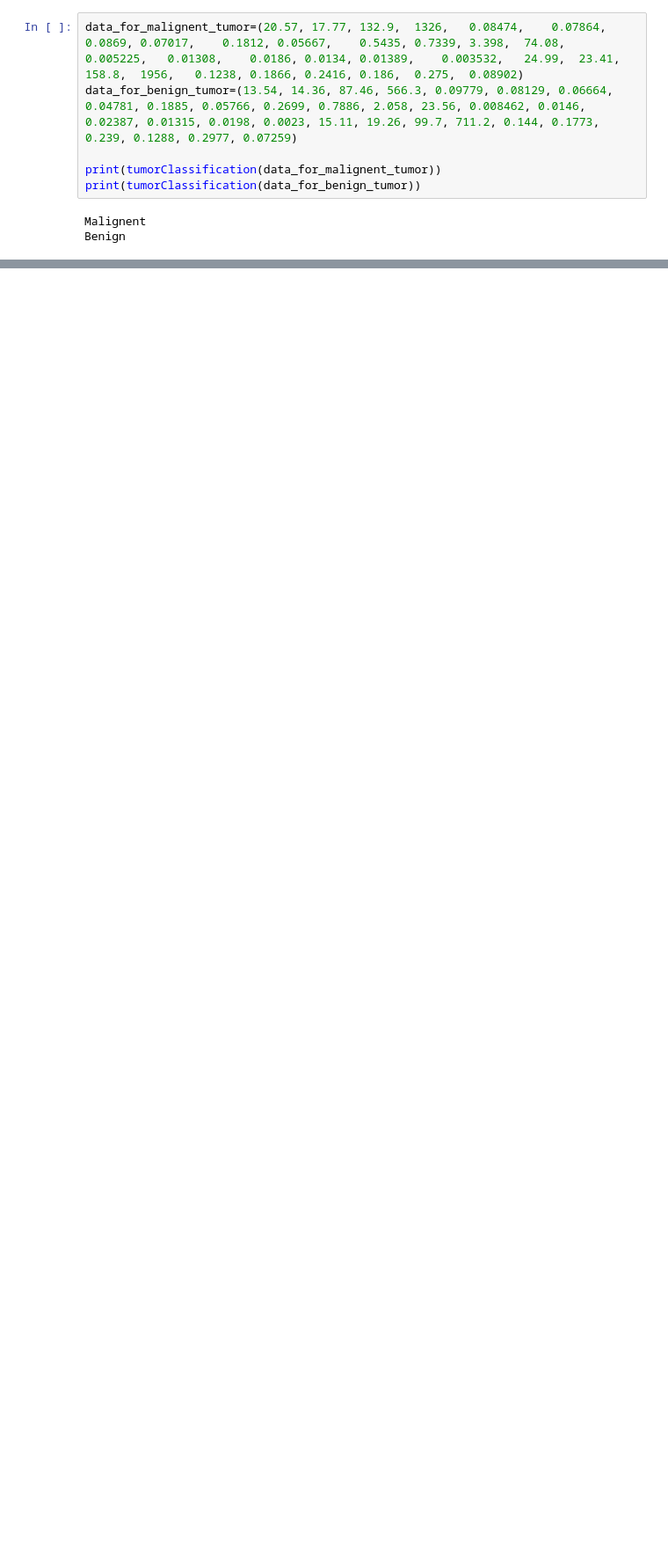
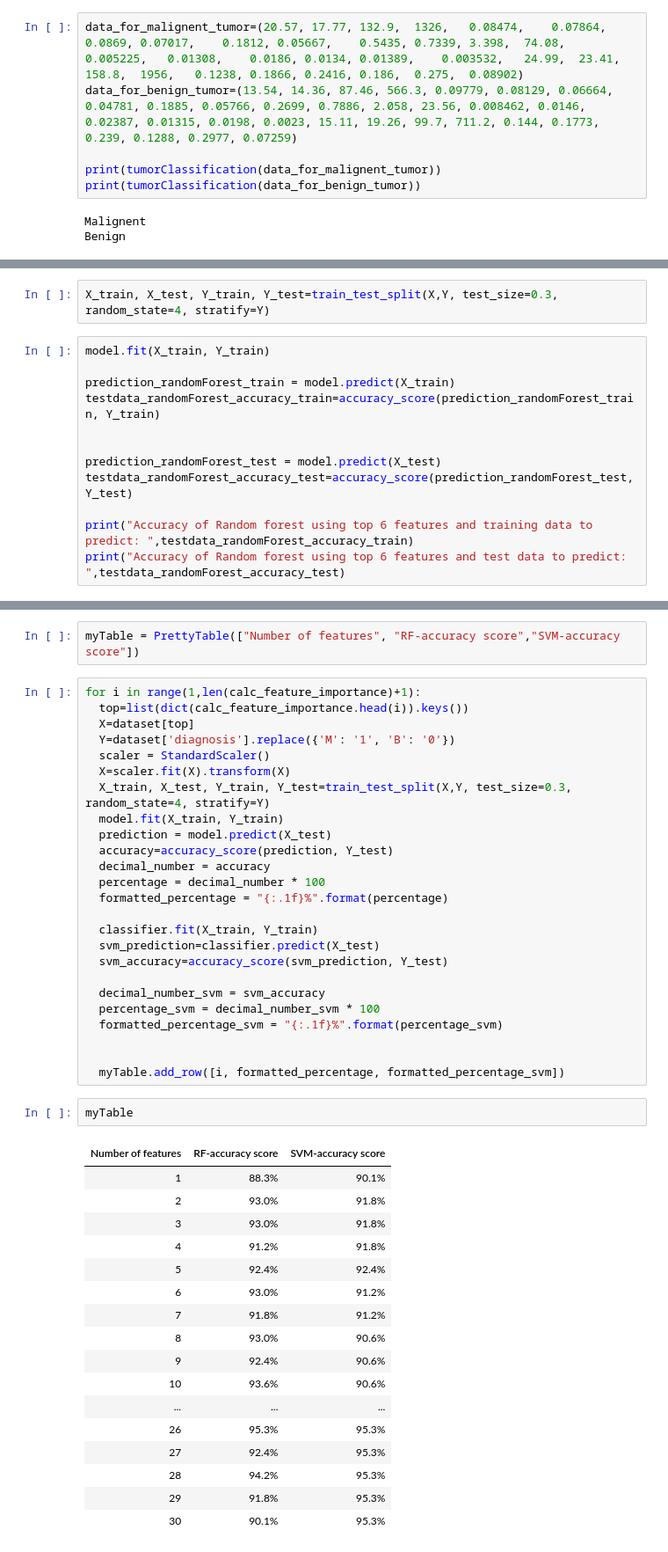
Before and after one commit to daliasalehabbas/breastcancer_prediction, a Jupyter notebook: cancer_prediction.ipynb, the cells around one changed output, grey strips where cells are left out. Shown at 88% size. Drawn from its saved outputs; the diff is of its cells as text; blank space fills up the shorter version.

```diff
--- a/cancer_prediction.ipynb
+++ b/cancer_prediction.ipynb
@@ -178,0 +269,14 @@ Benign
+# %%
+X_train, X_test, Y_train, Y_test=train_test_split(X,Y, test_size=0.3, random_state=4, stratify=Y)
+# %%
+model.fit(X_train, Y_train)
+
+prediction_randomForest_train = model.predict(X_train)
+testdata_randomForest_accuracy_train=accuracy_score(prediction_randomForest_train, Y_train)
+
+
+prediction_randomForest_test = model.predict(X_test)
+testdata_randomForest_accuracy_test=accuracy_score(prediction_randomForest_test, Y_test)
+
+print("Accuracy of Random forest using top 6 features and training data to predict: ",testdata_randomForest_accuracy_train)
+print("Accuracy of Random forest using top 6 features and test data to predict: ",testdata_randomForest_accuracy_test)
@@ -178,0 +286,47 @@ Benign
+# %%
+myTable = PrettyTable(["Number of features", "RF-accuracy score","SVM-accuracy score"])
+# %%
+for i in range(1,len(calc_feature_importance)+1):
+  top=list(dict(calc_feature_importance.head(i)).keys())
+  X=dataset[top]
+  Y=dataset['diagnosis'].replace({'M': '1', 'B': '0'})
+  scaler = StandardScaler()
+  X=scaler.fit(X).transform(X)
+  X_train, X_test, Y_train, Y_test=train_test_split(X,Y, test_size=0.3, random_state=4, stratify=Y)
+  model.fit(X_train, Y_train)
+  prediction = model.predict(X_test)
+  accuracy=accuracy_score(prediction, Y_test)
+  decimal_number = accuracy
+  percentage = decimal_number * 100
+  formatted_percentage = "{:.1f}%".format(percentage)
+
+  classifier.fit(X_train, Y_train)
+  svm_prediction=classifier.predict(X_test)
+  svm_accuracy=accuracy_score(svm_prediction, Y_test)
+
+  decimal_number_svm = svm_accuracy
+  percentage_svm = decimal_number_svm * 100
+  formatted_percentage_svm = "{:.1f}%".format(percentage_svm)
+
+
+  myTable.add_row([i, formatted_percentage, formatted_percentage_svm])
+# %%
+myTable
+# %% [output]
+| Number of features | RF-accuracy score | SVM-accuracy score |
+| 1 | 88.3% | 90.1% |
+| 2 | 93.0% | 91.8% |
+| 3 | 93.0% | 91.8% |
+| 4 | 91.2% | 91.8% |
+| 5 | 92.4% | 92.4% |
+| 6 | 93.0% | 91.2% |
+| 7 | 91.8% | 91.2% |
+| 8 | 93.0% | 90.6% |
+| 9 | 92.4% | 90.6% |
+| 10 | 93.6% | 90.6% |
+| ... | ... | ... |
+| 26 | 95.3% | 95.3% |
+| 27 | 92.4% | 95.3% |
+| 28 | 94.2% | 95.3% |
+| 29 | 91.8% | 95.3% |
+| 30 | 90.1% | 95.3% |
```
Also changed, not shown: parts of 13 cells of this notebook.
